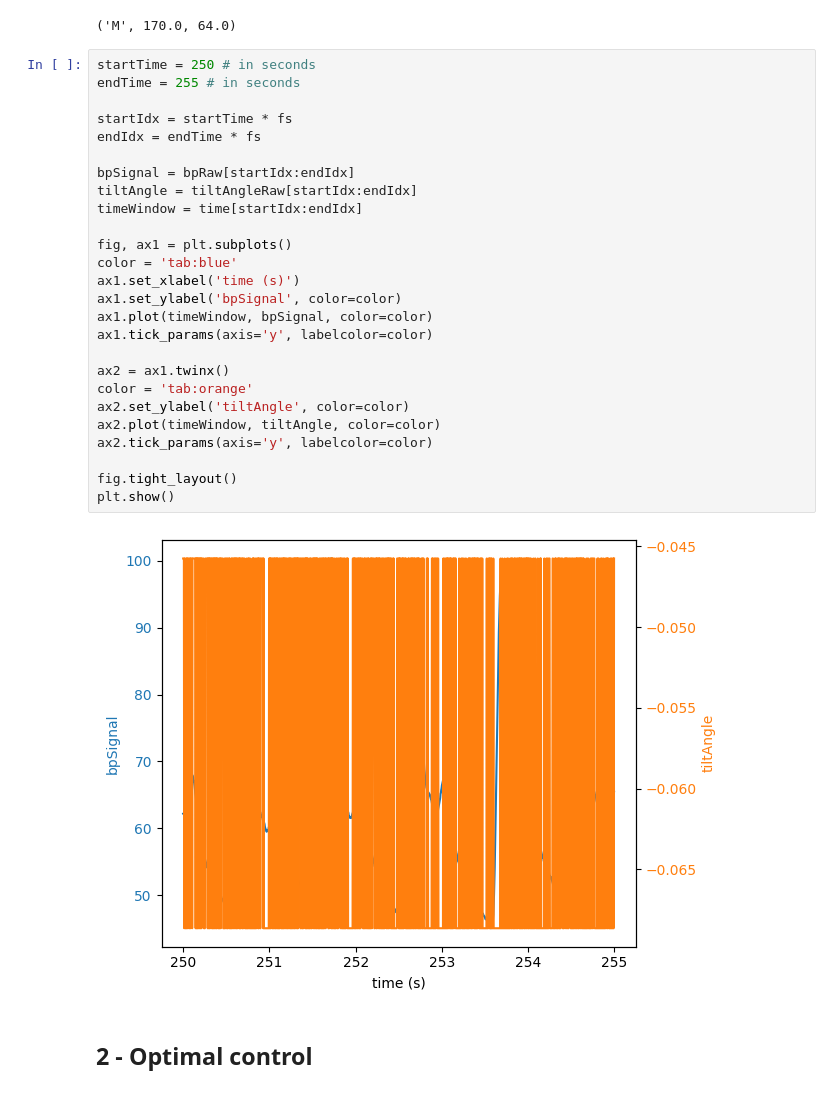
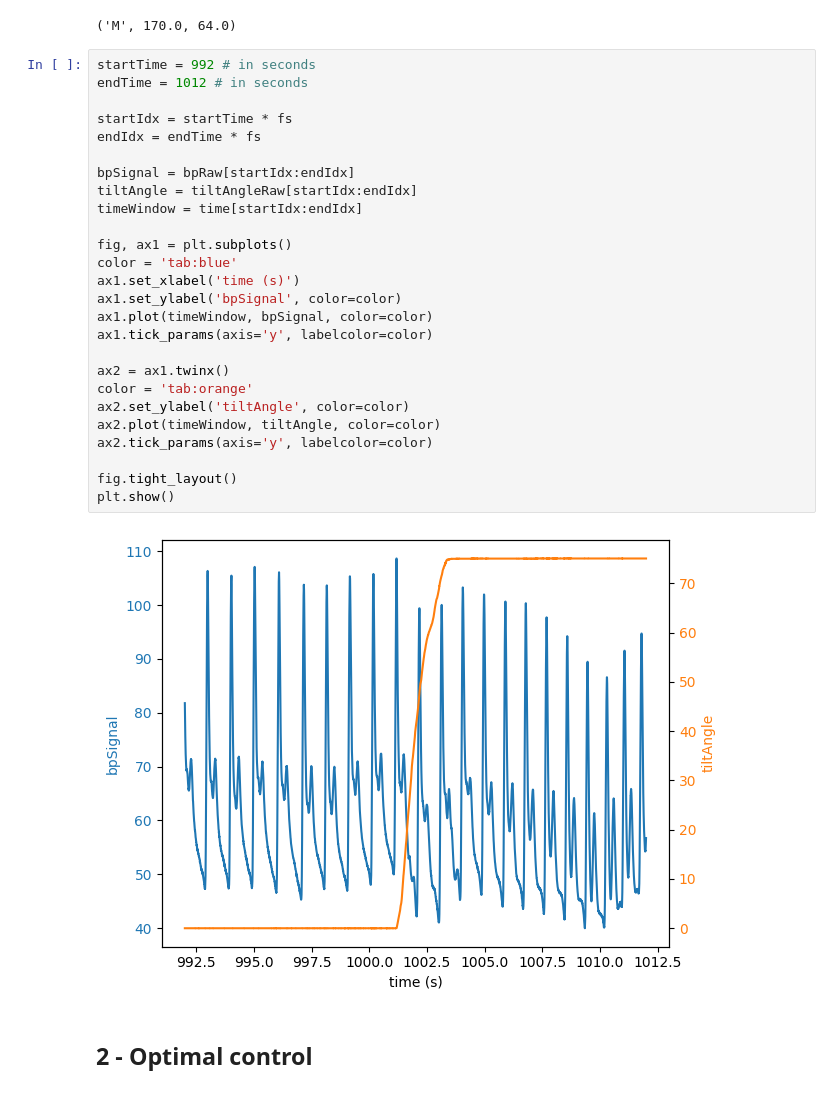
Before and after one commit to sabrinaliu/AA203-CV-OC, a Jupyter notebook: visualizeData.ipynb, the cells around one changed output. Saved outputs shown, nothing was run; the diff lists cells and outputs as text.

```diff
--- a/visualizeData.ipynb
+++ b/visualizeData.ipynb
@@ -36,33 +36,33 @@ sex, height, weight
 # %% [output]
 ('M', 170.0, 64.0)
 # %%
-startTime = 250 # in seconds
-endTime = 255 # in seconds
+startTime = 992 # in seconds
+endTime = 1012 # in seconds
 
 startIdx = startTime * fs
 endIdx = endTime * fs
 
 bpSignal = bpRaw[startIdx:endIdx]
 tiltAngle = tiltAngleRaw[startIdx:endIdx]
 timeWindow = time[startIdx:endIdx]
 
 fig, ax1 = plt.subplots()
 color = 'tab:blue'
 ax1.set_xlabel('time (s)')
 ax1.set_ylabel('bpSignal', color=color)
 ax1.plot(timeWindow, bpSignal, color=color)
 ax1.tick_params(axis='y', labelcolor=color)
 
 ax2 = ax1.twinx()
 color = 'tab:orange'
 ax2.set_ylabel('tiltAngle', color=color)
 ax2.plot(timeWindow, tiltAngle, color=color)
 ax2.tick_params(axis='y', labelcolor=color)
 
 fig.tight_layout()
 plt.show()
 # %% [output]
-[figure, old version]
+[figure, new version]
 # %% [markdown]
 ## 2 - Optimal control
 # %%
```
Also changed, not shown: parts of 4 cells of this notebook, 2 other files.
